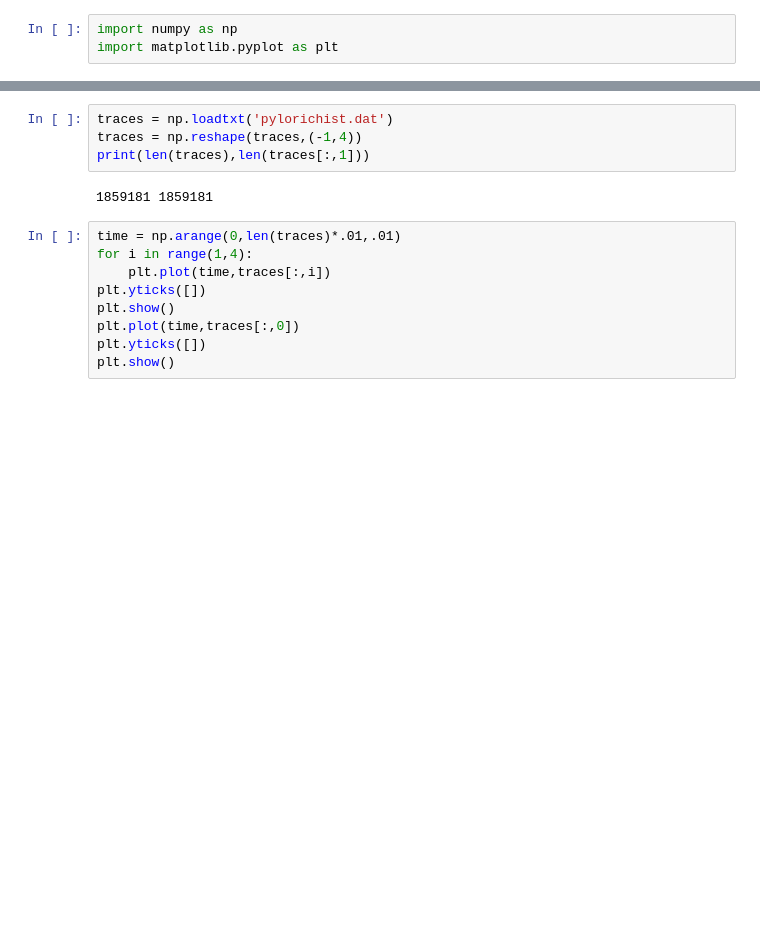
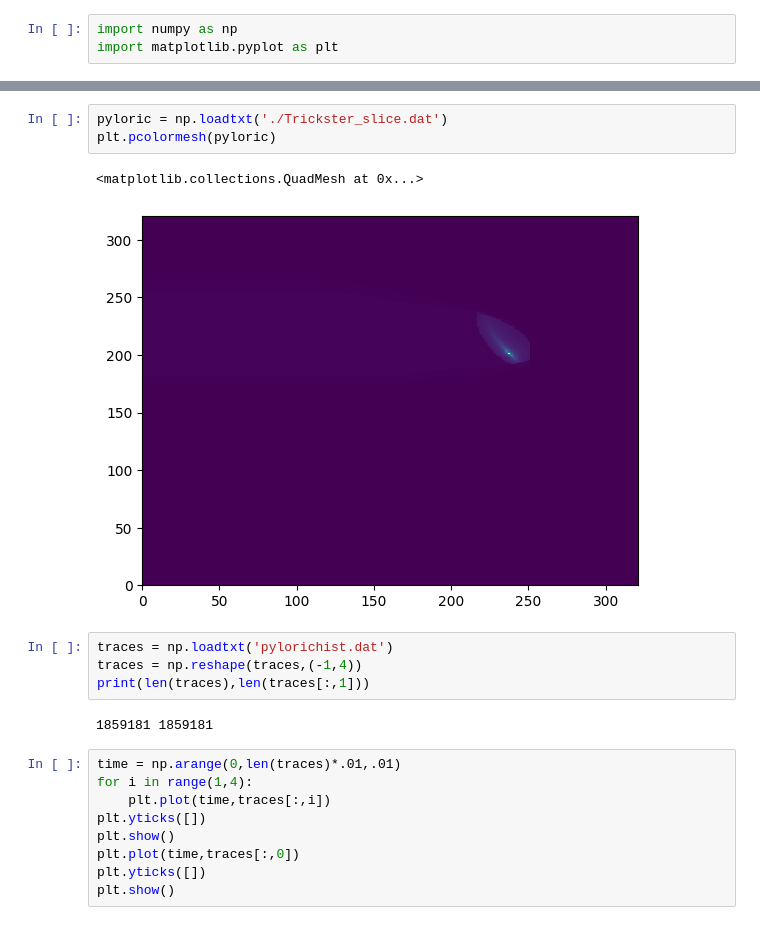
Before and after one commit to ljstolting/EvolvingHP, a Jupyter notebook: Cpp/Viztest.ipynb, the cells around one changed output, grey strips where cells are left out. Saved outputs shown, nothing was run; the diff lists cells and outputs as text; blank space fills up the shorter version.

```diff
--- a/Cpp/Viztest.ipynb
+++ b/Cpp/Viztest.ipynb
@@ -4,3 +16,9 @@ import matplotlib.pyplot as plt
+# %%
+pyloric = np.loadtxt('./Trickster_slice.dat')
+plt.pcolormesh(pyloric)
+# %% [output]
+<matplotlib.collections.QuadMesh at 0x...>
+[figure, added]
 # %%
 traces = np.loadtxt('pylorichist.dat')
 traces = np.reshape(traces,(-1,4))
```
Also changed, not shown: parts of 2 cells of this notebook, 11 other files.
